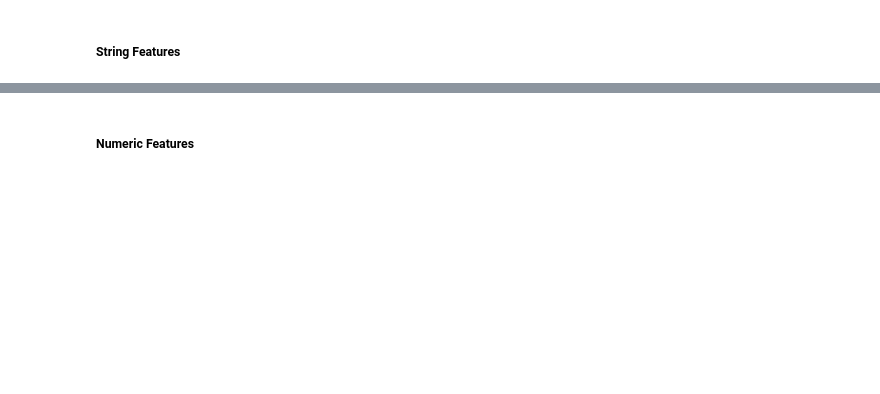
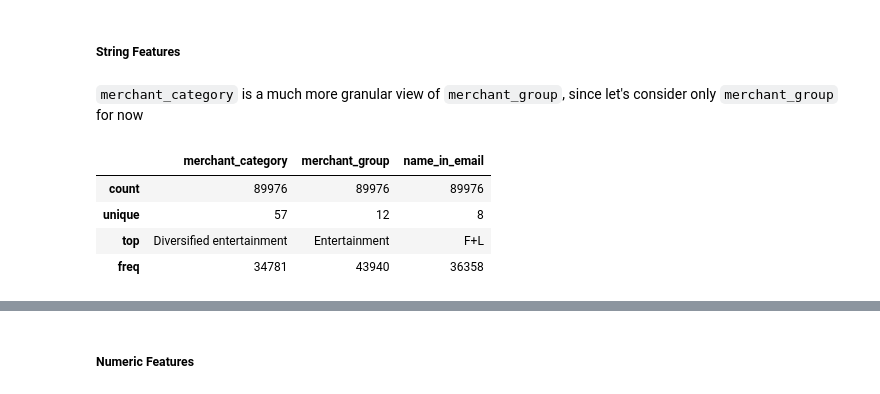
Before and after one commit to gfluz94/aws-deploy-cicd, a Jupyter notebook: notebooks/Training.ipynb, the cells around one changed output, grey strips where cells are left out. Saved outputs shown, nothing was run; the diff lists cells and outputs as text; code cells hidden in the pictures; blank space fills up the shorter version.

```diff
--- a/notebooks/Training.ipynb
+++ b/notebooks/Training.ipynb
@@ -270,2 +270,12 @@ plot_count(df, bool_features, hue=target)
 # %% [markdown]
 ##### String Features
+# %% [markdown]
+`merchant_category` is a much more granular view of `merchant_group`, since let's consider only `merchant_group` for now
+# %%
+df[string_features].describe()
+# %% [output]
+|  | merchant_category | merchant_group | name_in_email |
+| count | 89976 | 89976 | 89976 |
+| unique | 57 | 12 | 8 |
+| top | Diversified entertainment | Entertainment | F+L |
+| freq | 34781 | 43940 | 36358 |
```
Also changed, not shown: parts of 23 cells of this notebook.
